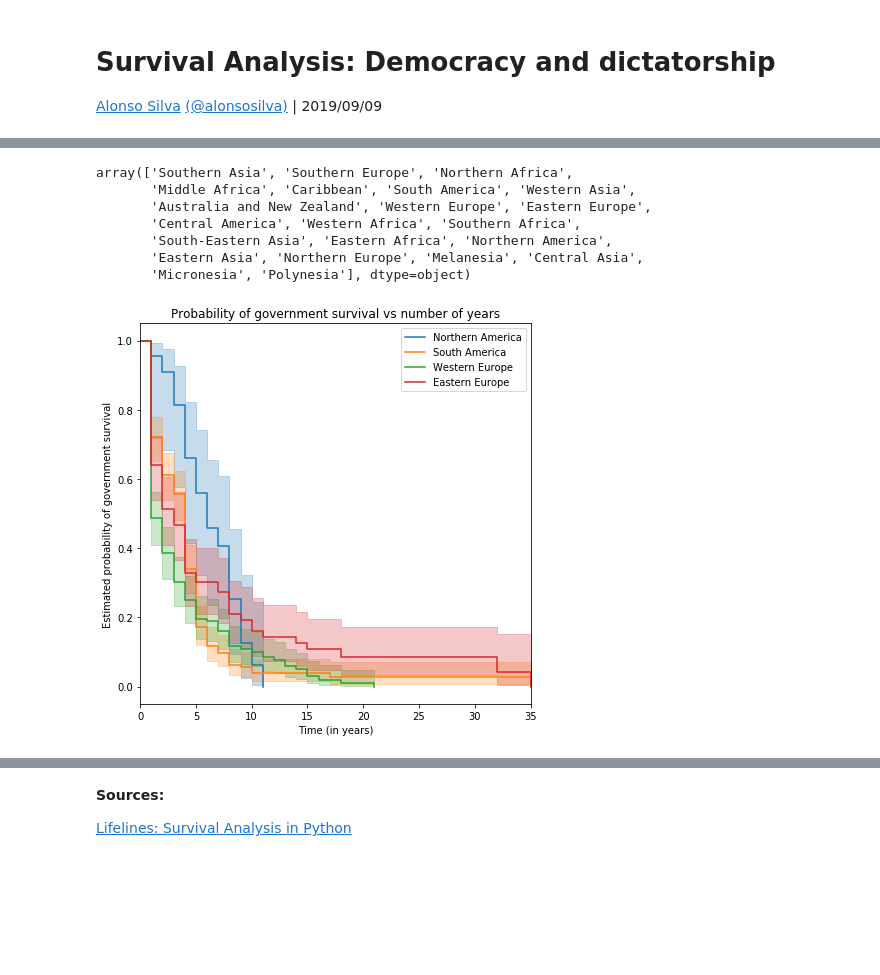
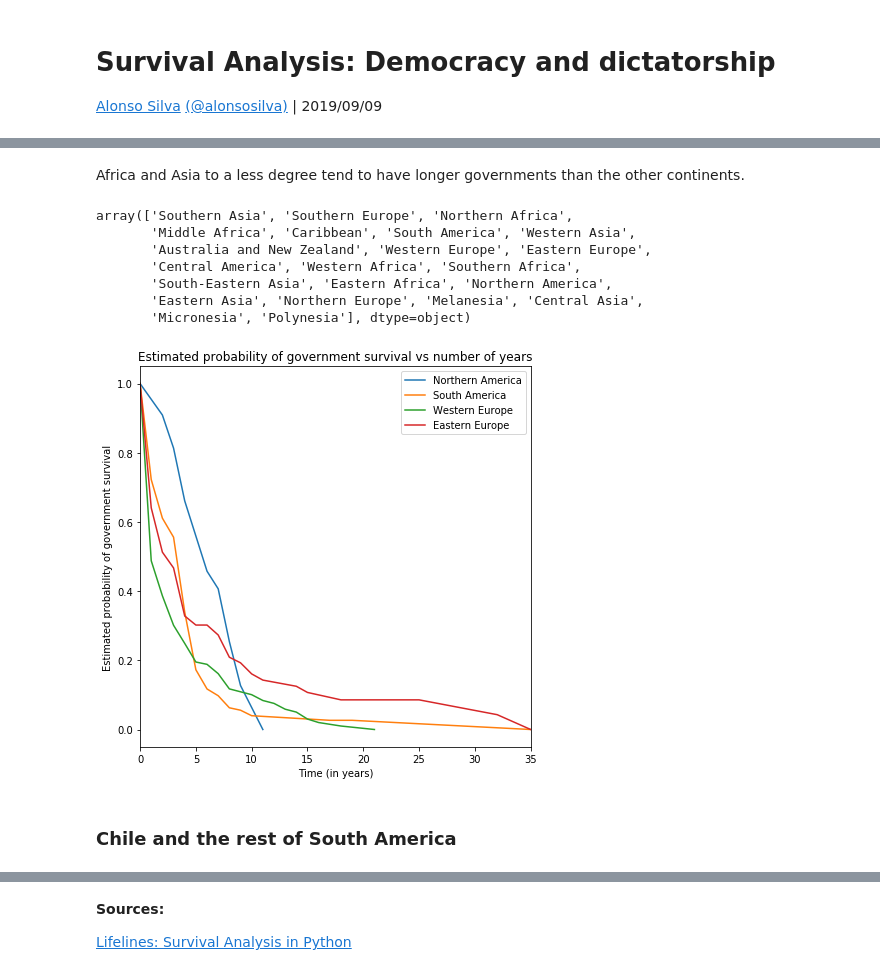
Before and after one commit to alonsosilvaallende/Survival_Analysis, a Jupyter notebook: Democracy_and_Dictatorship.ipynb, the cells around one changed output, grey strips where cells are left out. Cells and saved outputs as stored; diff of their text form; code cells hidden in the pictures; blank space fills up the shorter version.

```diff
--- a/Democracy_and_Dictatorship.ipynb
+++ b/Democracy_and_Dictatorship.ipynb
@@ -126,3 +161,5 @@ plt.show()
+# %% [markdown]
+Africa and Asia to a less degree tend to have longer governments than the other continents.
 # %%
 df['un_region_name'].unique()
 # %% [output]
@@ -141,26 +178,28 @@ ix_ee = df['un_region_name'] == 'Eastern Europe'
 # %%
 kmf_na = KaplanMeierFitter()
 kmf_sa = KaplanMeierFitter()
 kmf_we = KaplanMeierFitter()
 kmf_ee = KaplanMeierFitter()
 
 kmf_na.fit(T.loc[ix_na], C.loc[ix_na], label='Northern America')
 kmf_sa.fit(T.loc[ix_sa], C.loc[ix_sa], label='South America')
 kmf_we.fit(T.loc[ix_we], C.loc[ix_we], label='Western Europe')
 kmf_ee.fit(T.loc[ix_ee], C.loc[ix_ee], label='Eastern Europe')
 
 plt.figure(figsize=(7,7))
 ax = plt.subplot(111)
-kmf_na.plot(ax=ax)
-kmf_sa.plot(ax=ax)
-kmf_we.plot(ax=ax)
-kmf_ee.plot(ax=ax)
-plt.title('Probability of government survival vs number of years')
+kmf_na.survival_function_.plot(ax=ax)
+kmf_sa.survival_function_.plot(ax=ax)
+kmf_we.survival_function_.plot(ax=ax)
+kmf_ee.survival_function_.plot(ax=ax)
+plt.title('Estimated probability of government survival vs number of years')
 plt.xlabel('Time (in years)')
 plt.ylabel('Estimated probability of government survival')
 plt.show()
 # %% [output]
-[figure, old version]
+[figure, new version]
+# %% [markdown]
+### Chile and the rest of South America
 # %%
 df.query('ctryname == "Chile"')
 # %% [output]
```
Also changed, not shown: parts of 20 cells of this notebook.
